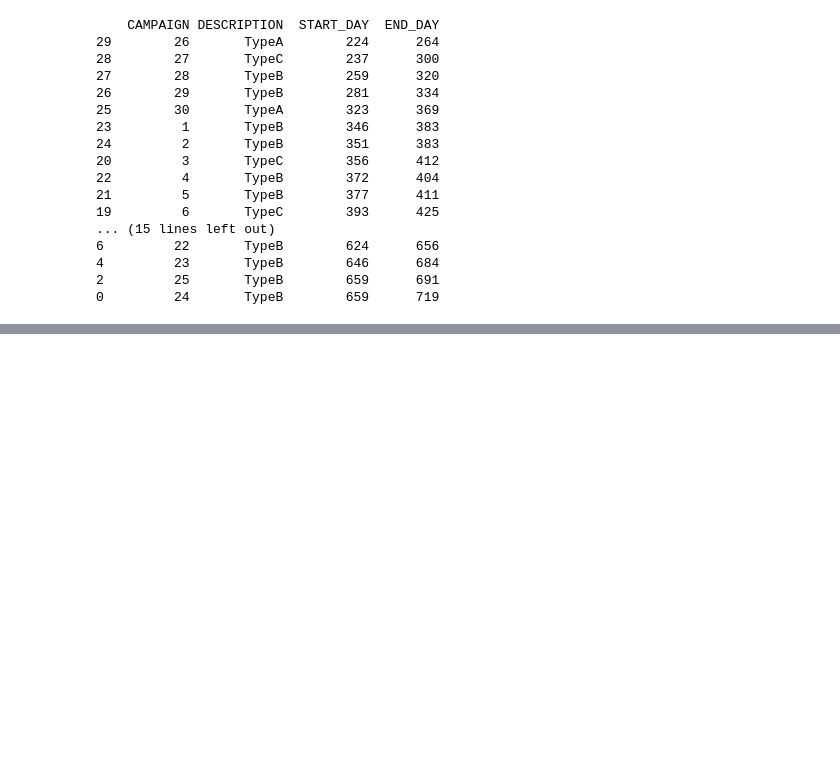
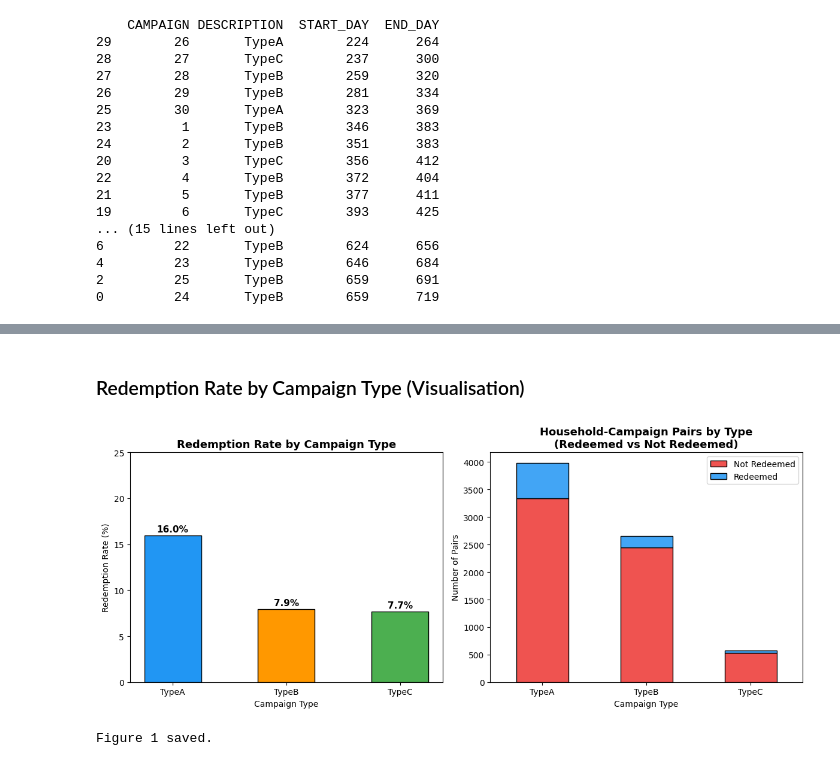
Before and after one commit to gitupmak/qm640-spending-trajectory-capstone, a Jupyter notebook: notebooks/eda.ipynb, the cells around one changed output, grey strips where cells are left out. Drawn from its saved outputs; the diff is of its cells as text; code cells hidden in the pictures; blank space fills up the shorter version.

```diff
--- a/notebooks/eda.ipynb
+++ b/notebooks/eda.ipynb
@@ -94,0 +274,48 @@ print(campaign_desc_sorted[['CAMPAIGN','DESCRIPTION','START_DAY','END_DAY']])
+# %% [markdown]
+### Redemption Rate by Campaign Type (Visualisation)
+# %%
+# Redemption Rate by Campaign Type
+
+fig, axes = plt.subplots(1, 2, figsize=(12, 5))
+
+# --- Plot 1: Redemption rate by campaign type ---
+redemption_by_type = hh_campaigns.groupby('DESCRIPTION')['redeemed'].mean().reset_index()
+redemption_by_type.columns = ['Campaign Type', 'Redemption Rate']
+redemption_by_type['Redemption Rate %'] = redemption_by_type['Redemption Rate'] * 100
+
+bars = axes[0].bar(
+    redemption_by_type['Campaign Type'],
+    redemption_by_type['Redemption Rate %'],
+    color=['#2196F3', '#FF9800', '#4CAF50'],
+    edgecolor='black', width=0.5
+)
+axes[0].set_title('Redemption Rate by Campaign Type', fontsize=13, fontweight='bold')
+axes[0].set_xlabel('Campaign Type')
+axes[0].set_ylabel('Redemption Rate (%)')
+axes[0].set_ylim(0, 25)
+for bar, val in zip(bars, redemption_by_type['Redemption Rate %']):
+    axes[0].text(bar.get_x() + bar.get_width()/2,
+                 bar.get_height() + 0.4,
+                 f'{val:.1f}%', ha='center', fontsize=11, fontweight='bold')
+
+# --- Plot 2: Volume of pairs by campaign type, stacked redeemed vs not ---
+pairs_by_type = hh_campaigns.groupby(['DESCRIPTION', 'redeemed']).size().unstack(fill_value=0)
+pairs_by_type.columns = ['Not Redeemed', 'Redeemed']
+pairs_by_type.plot(
+    kind='bar', stacked=True, ax=axes[1],
+    color=['#EF5350', '#42A5F5'], edgecolor='black'
+)
+axes[1].set_title('Household-Campaign Pairs by Type\n(Redeemed vs Not Redeemed)',
+                   fontsize=13, fontweight='bold')
+axes[1].set_xlabel('Campaign Type')
+axes[1].set_ylabel('Number of Pairs')
+axes[1].tick_params(axis='x', rotation=0)
+axes[1].legend(loc='upper right')
+
+plt.tight_layout()
+plt.savefig('../outputs/fig1_redemption_by_campaign_type.png', dpi=150, bbox_inches='tight')
+plt.show()
+print("Figure 1 saved.")
+# %% [output]
+[figure, added]
+Figure 1 saved.
```
Also changed, not shown: parts of 41 cells of this notebook, 15 other files.
